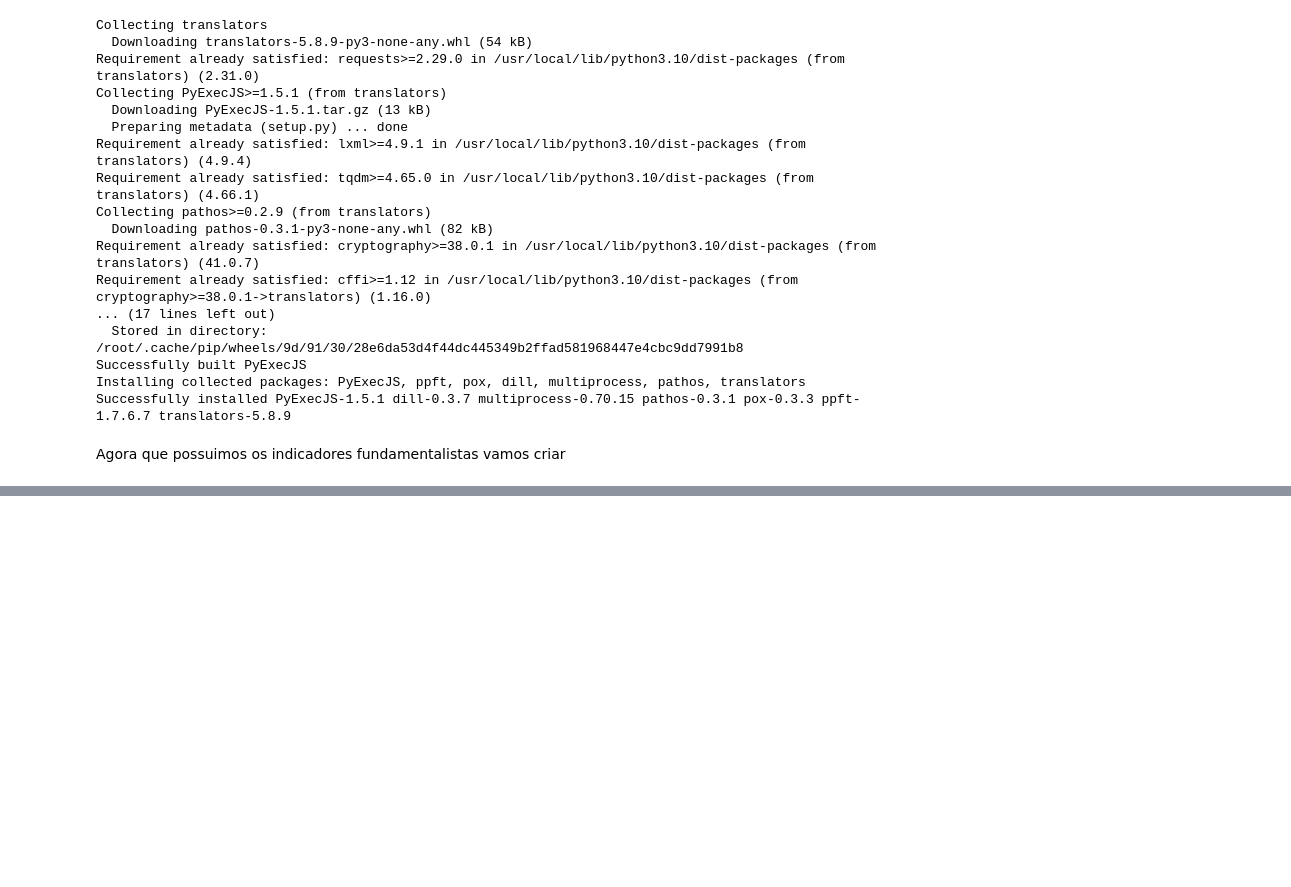
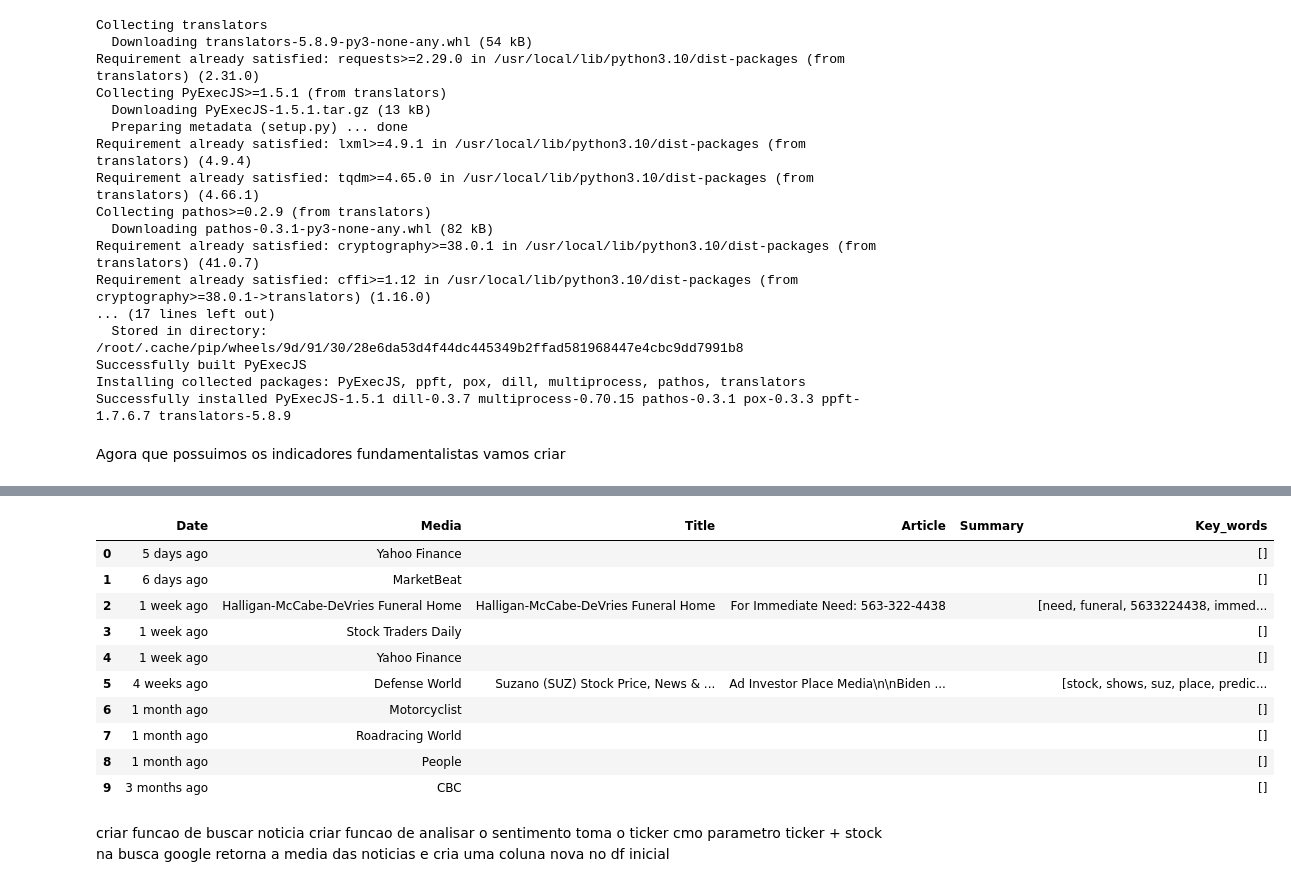
Before and after one commit to minchillo4/factor-invest, a Jupyter notebook: portproj.ipynb, the cells around one changed output, grey strips where cells are left out. Drawn from its saved outputs; the diff is of its cells as text; code cells hidden in the pictures; blank space fills up the shorter version.

```diff
--- a/portproj.ipynb
+++ b/portproj.ipynb
@@ -395,0 +395,14 @@ NameError: name 'googletrans' is not defined
+# %%
+news_df
+# %% [output]
+|  | Date | Media | Title | Article | Summary | Key_words |
+| 0 | 5 days ago | Yahoo Finance |  |  |  | [] |
+| 1 | 6 days ago | MarketBeat |  |  |  | [] |
+| 2 | 1 week ago | Halligan-McCabe-DeVries Funeral Home | Halligan-McCabe-DeVries Funeral Home | For Immediate Need: 563-322-4438 |  | [need, funeral, 5633224438, immed... |
+| 3 | 1 week ago | Stock Traders Daily |  |  |  | [] |
+| 4 | 1 week ago | Yahoo Finance |  |  |  | [] |
+| 5 | 4 weeks ago | Defense World | Suzano (SUZ) Stock Price, News & ... | Ad Investor Place Media\n\nBiden ... |  | [stock, shows, suz, place, predic... |
+| 6 | 1 month ago | Motorcyclist |  |  |  | [] |
+| 7 | 1 month ago | Roadracing World |  |  |  | [] |
+| 8 | 1 month ago | People |  |  |  | [] |
+| 9 | 3 months ago | CBC |  |  |  | [] |
@@ -395,0 +415,6 @@ NameError: name 'googletrans' is not defined
+# %% [markdown]
+criar funcao de buscar noticia
+criar funcao de analisar o sentimento
+toma o ticker cmo parametro
+ticker + stock na busca google
+retorna a media das noticias e cria uma coluna nova no df inicial
```
Also changed, not shown: parts of 18 cells of this notebook.
